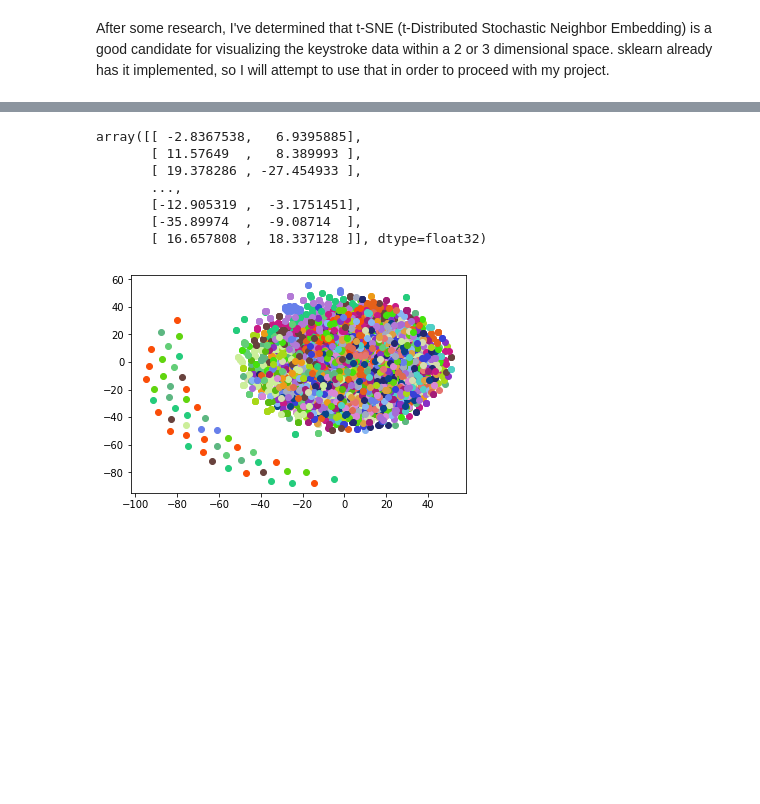
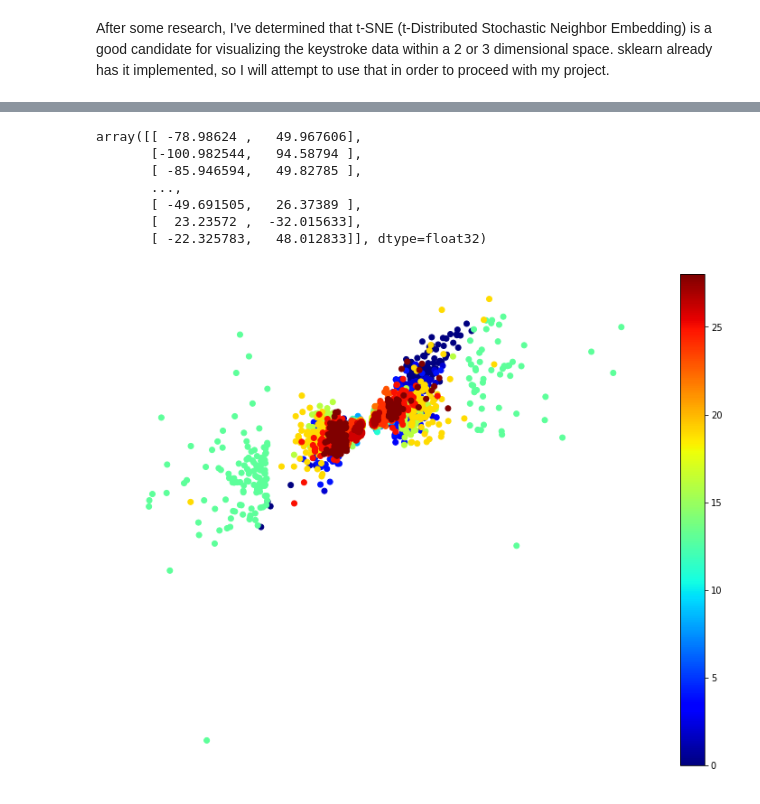
Before and after one commit to shoyo/acoustic-keylogger, a Jupyter notebook: src/clustering.ipynb, the cells around one changed output, grey strips where cells are left out. Cells and saved outputs as stored; diff of their text form; code cells hidden in the pictures; blank space fills up the shorter version.

```diff
--- a/src/clustering.ipynb
+++ b/src/clustering.ipynb
@@ -92,0 +96,2 @@ data_embedded = TSNE().fit_transform(data)
+# %%
+data, labels = load_keystroke_data(os.environ['TEST_DATABASE_URL'])
@@ -92,0 +114,6 @@ data_embedded = TSNE().fit_transform(data)
+# %%
+scaled_data = MinMaxScaler().fit_transform(data)
+t0 = time.time()
+data_embedded = TSNE().fit_transform(scaled_data)
+t1 = time.time()
+print(f'Total time elapsed: {t1 - t0}s')
@@ -93,26 +138,18 @@ data_embedded = TSNE().fit_transform(data)
 # %%
 data_embedded
 # %% [output]
-array([[ -2.8367538,   6.9395885],
-       [ 11.57649  ,   8.389993 ],
-       [ 19.378286 , -27.454933 ],
+array([[ -78.98624 ,   49.967606],
+       [-100.982544,   94.58794 ],
+       [ -85.946594,   49.82785 ],
        ...,
-       [-12.905319 ,  -3.1751451],
-       [-35.89974  ,  -9.08714  ],
-       [ 16.657808 ,  18.337128 ]], dtype=float32)
+       [ -49.691505,   26.37389 ],
+       [  23.23572 ,  -32.015633],
+       [ -22.325783,   48.012833]], dtype=float32)
-# %%
-keytype_id = {0: 'a', 1: 'b', 2: 'c', 3: 'd', 4: 'e', 5: 'f', 6: 'g', 7: 'h', 8: 'i', 9: 'j', 10: 'k', 11: 'l',
-             12: 'm', 13: 'n', 14: 'o', 15: 'p', 16: 'q', 17: 'r', 18: 's', 19: 't', 20: 'u', 21: 'v', 22: 'w',
-             23: 'x', 24: 'y', 25: 'z', 26: 'space', 27: 'period', 28: 'enter'}
-color_map = {}
-for i in range(29):
-    color_map[i] = np.random.rand(3,)
-
-x = [v[0] for v in data_embedded]
-y = [v[1] for v in data_embedded]
-
-for i in range(len(data_embedded)):
-    plt.plot(x[i], y[i], color=color_map[labels[i]], marker='o')
-plt.show()
-# %% [output]
-[figure, removed]
+# %%
+plt.figure(figsize=(13, 10))
+plt.scatter(scaled_data[:, 0], scaled_data[:, 1], c=labels, cmap='jet')
+plt.axis('off')
+plt.colorbar()
+plt.show()
+# %% [output]
+[figure, added]
```
Also changed, not shown: parts of 14 cells of this notebook, 1 other file.
